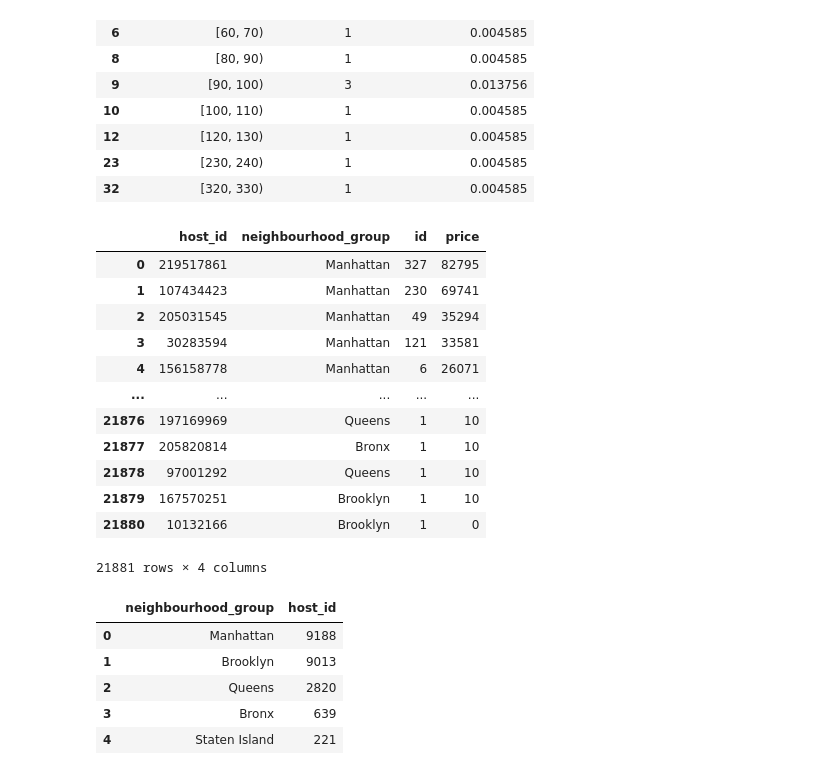
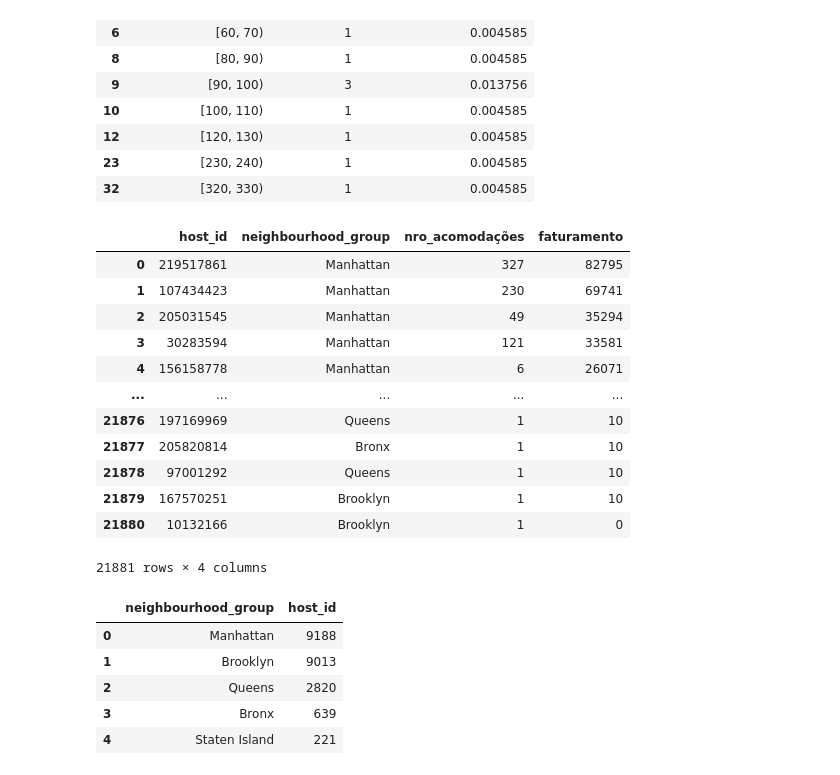
Before and after one commit to contateobrito/Airbnb, a Jupyter notebook: main.ipynb, the cells around one changed output. Cells and saved outputs as stored; diff of their text form; code cells hidden in the pictures.

```diff
--- a/main.ipynb
+++ b/main.ipynb
@@ -7,4 +7,9 @@ import numpy as np
 import seaborn as sns
 # %%
 #importando dataset já com as colunas selecionadas
-df = pd.read_csv(r"AB_NYC_2019.csv", usecols=[0,2,4,5,8,9,10,11,14,15],)
+df = pd.read_csv(r"AB_NYC_2019.csv", usecols=[0,2,4,5,6,7,8,9,10,11,14,15])
+# %%
+#Alteração do tipo das variavéis de id
+df.id = df.id.astype(str)
+df.host_id = df.host_id.astype(str)
+df.dtypes
@@ -109,9 +164,10 @@ tab_dist.loc[tab_dist["Frequência"] != 0].iloc[:,:-1]
 # %%
 #Faturamento do host por carteira de acomodações
 df_host = df.groupby(["host_id", "neighbourhood_group"]).agg({"id":"count","price":"sum"}).sort_values(by=["price"], ascending=False).reset_index()
+df_host.rename(columns={"id":"nro_acomodações","price":"faturamento"}, inplace=True)
 df_host
 # %% [output]
-|  | host_id | neighbourhood_group | id | price |
+|  | host_id | neighbourhood_group | nro_acomodações | faturamento |
 | 0 | 219517861 | Manhattan | 327 | 82795 |
 | 1 | 107434423 | Manhattan | 230 | 69741 |
 | 2 | 205031545 | Manhattan | 49 | 35294 |
```
Also changed, not shown: parts of 15 cells of this notebook, 1 other file.
